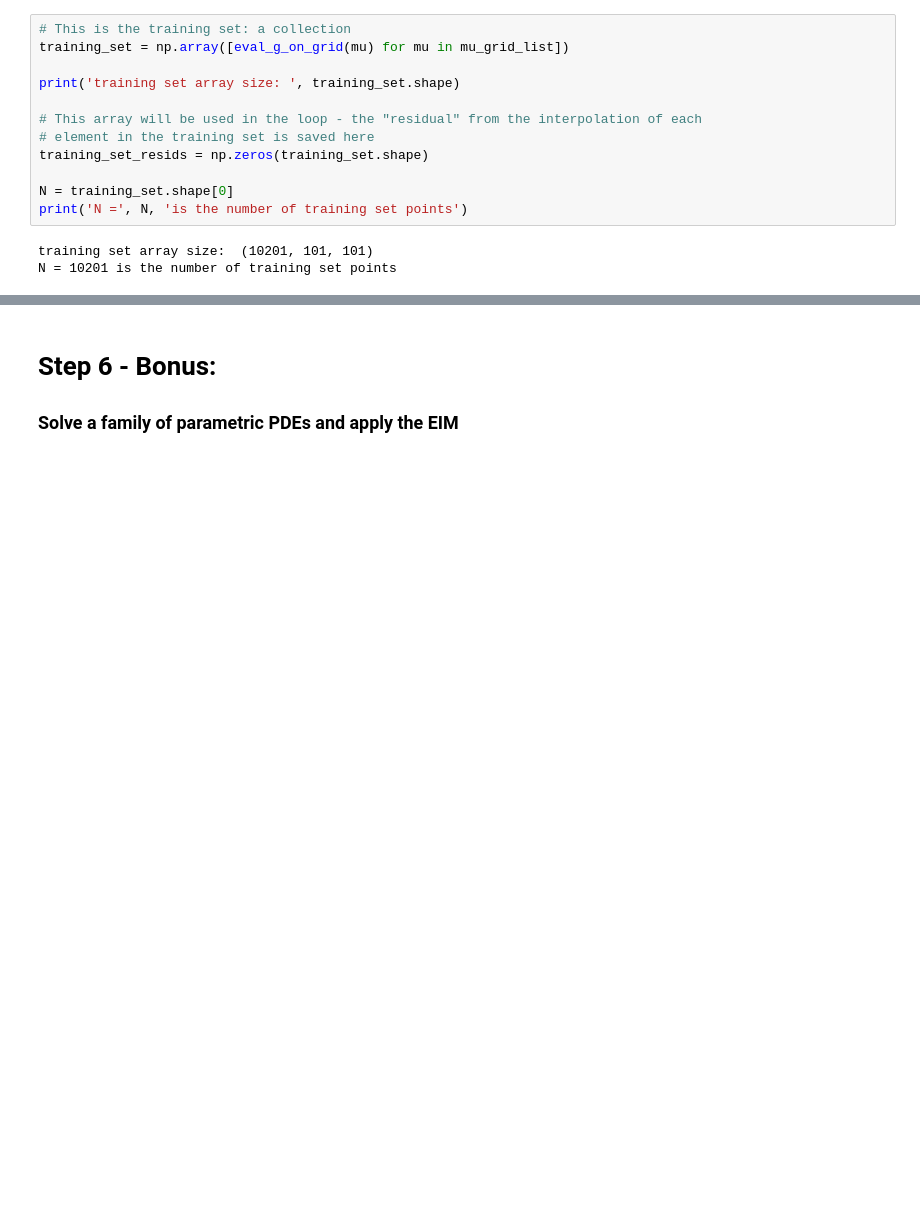
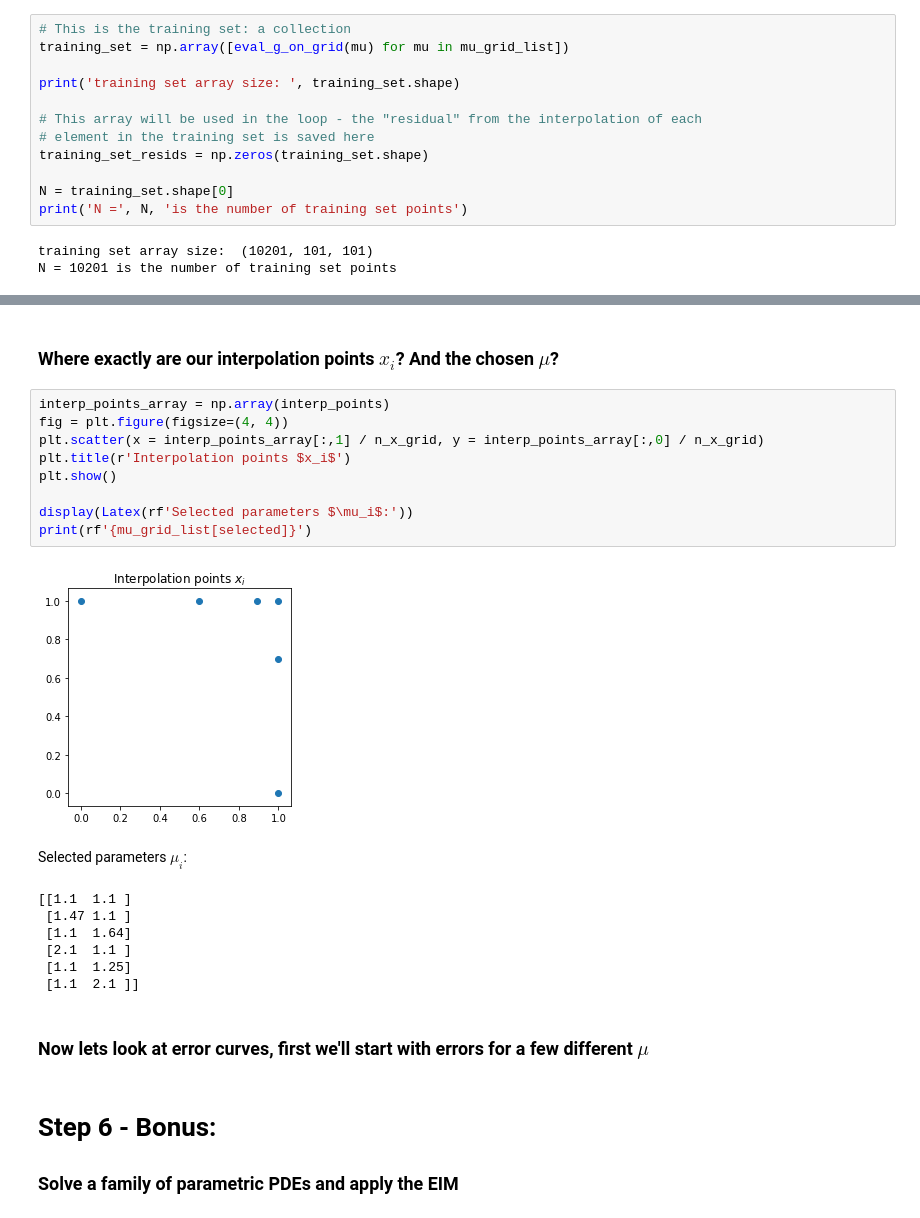
Before and after one commit to james-nichols/presentations_and_workshops, a Jupyter notebook: 2019_06_sparsity4psl/intro_to_EIM.ipynb, the cells around one changed output, grey strips where cells are left out. Drawn from its saved outputs; the diff is of its cells as text; blank space fills up the shorter version.

```diff
--- a/2019_06_sparsity4psl/intro_to_EIM.ipynb
+++ b/2019_06_sparsity4psl/intro_to_EIM.ipynb
@@ -319,3 +346,25 @@ Included should be a discussion of the Lebesgue constant here and why it's relev
+# %% [markdown]
+### Where exactly are our interpolation points $x_i$? And the chosen $\mu$?
+# %%
+interp_points_array = np.array(interp_points)
+fig = plt.figure(figsize=(4, 4))
+plt.scatter(x = interp_points_array[:,1] / n_x_grid, y = interp_points_array[:,0] / n_x_grid)
+plt.title(r'Interpolation points $x_i$')
+plt.show()
+
+display(Latex(rf'Selected parameters $\mu_i$:'))
+print(rf'{mu_grid_list[selected]}')
+# %% [output]
+[figure, added]
+Selected parameters $\mu_i$:
+[[1.1  1.1 ]
+ [1.47 1.1 ]
+ [1.1  1.64]
+ [2.1  1.1 ]
+ [1.1  1.25]
+ [1.1  2.1 ]]
+# %% [markdown]
+### Now lets look at error curves, first we'll start with errors for a few different $\mu$
 # %% [markdown]
 # Step 6 - Bonus:
 ### Solve a family of parametric PDEs and apply the EIM
```
Also changed, not shown: parts of 14 cells of this notebook.
